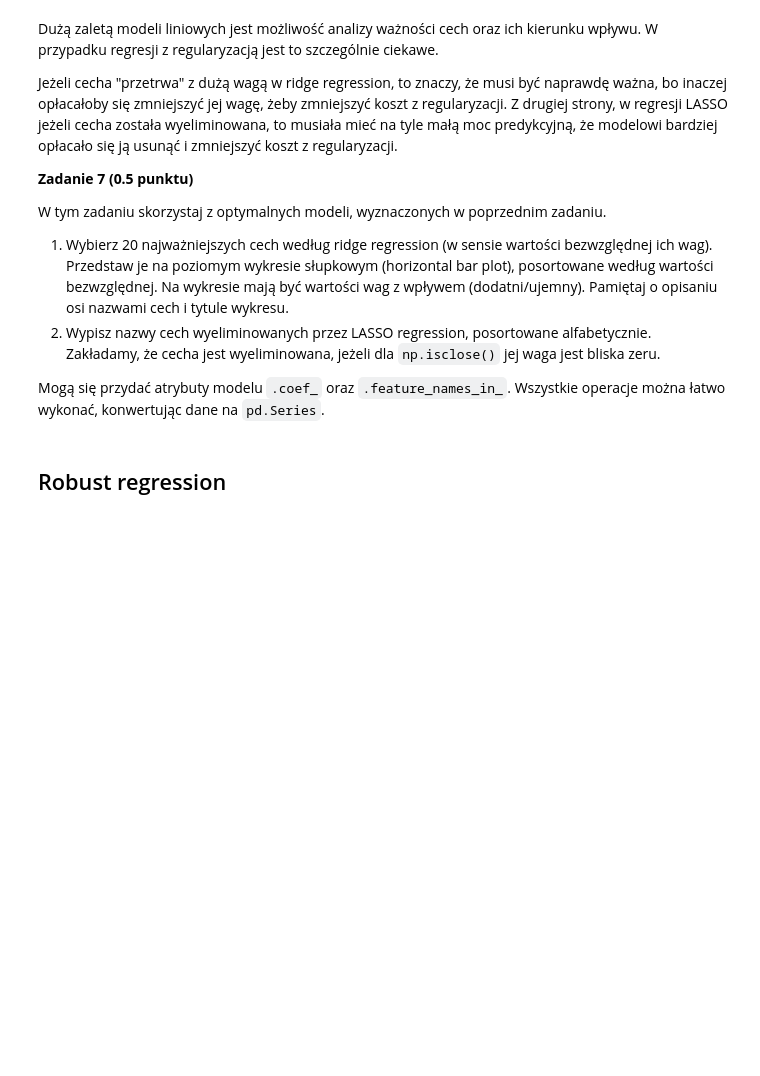
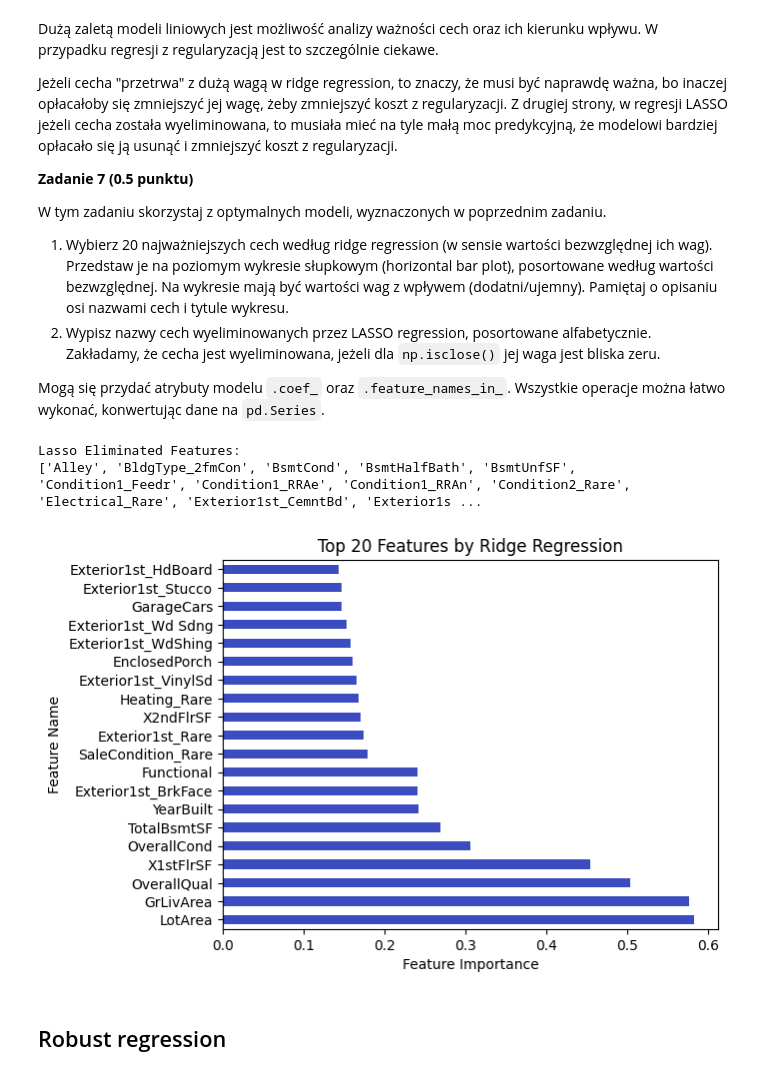
Before and after one commit to michal-proc/machine-learning-lab, a Jupyter notebook: lab1/notebook.ipynb, the cells around one changed output. Saved outputs shown, nothing was run; the diff lists cells and outputs as text; code cells hidden in the pictures; blank space fills up the shorter version.

```diff
--- a/lab1/notebook.ipynb
+++ b/lab1/notebook.ipynb
@@ -488,6 +637,28 @@ W tym zadaniu skorzystaj z optymalnych modeli, wyznaczonych w poprzednim zadaniu
 2. Wypisz nazwy cech wyeliminowanych przez LASSO regression, posortowane alfabetycznie. Zakładamy, że cecha jest wyeliminowana, jeżeli dla `np.isclose()` jej waga jest bliska zeru.
 
 Mogą się przydać atrybuty modelu `.coef_` oraz `.feature_names_in_`. Wszystkie operacje można łatwo wykonać, konwertując dane na `pd.Series`.
+# %%
+# RidgeCV (reg_ridge)
+pd.Series(reg_ridge.coef_, index=reg_ridge.feature_names_in_).abs().nlargest(20).plot(
+    kind="barh",
+    cmap='coolwarm',
+    xlabel="Feature Importance",
+    ylabel="Feature Name",
+    title="Top 20 Features by Ridge Regression",
+)
+
+# LassoCV (reg_lasso)
+lasso_coefficients = pd.Series(reg_lasso.coef_, index=X_train.columns)
+lasso_eliminated_features = lasso_coefficients[np.isclose(lasso_coefficients, 0)].index
+
+sorted_lasso_eliminated_features = sorted(lasso_eliminated_features)
+
+print("Lasso Eliminated Features:")
+print(sorted_lasso_eliminated_features)
+# %% [output]
+Lasso Eliminated Features:
+['Alley', 'BldgType_2fmCon', 'BsmtCond', 'BsmtHalfBath', 'BsmtUnfSF', 'Condition1_Feedr', 'Condition1_RRAe', 'Condition1_RRAn', 'Condition2_Rare', 'Electrical_Rare', 'Exterior1st_CemntBd', 'Exterior1s ...
+[figure, added]
 # %% [markdown]
 ## Robust regression
 # %% [markdown]
```
Also changed, not shown: parts of 22 cells of this notebook, 1 other file.
